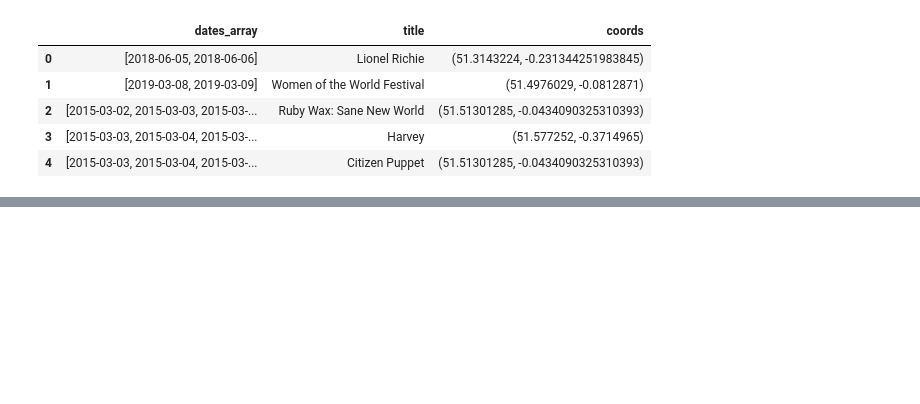
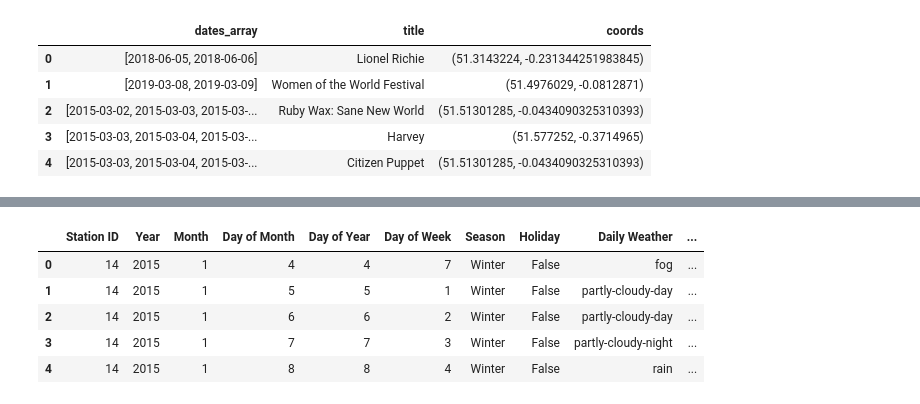
Before and after one commit to dataBikeHsUlm/MapReduce, a Jupyter notebook: Data_Profiling/AdditionalFeatures_Events.ipynb, the cells around one changed output, grey strips where cells are left out. Cells and saved outputs as stored; diff of their text form; code cells hidden in the pictures; blank space fills up the shorter version.

Commit message:
finished merging distances with features

```diff
--- a/Data_Profiling/AdditionalFeatures_Events.ipynb
+++ b/Data_Profiling/AdditionalFeatures_Events.ipynb
@@ -258,3 +258,13 @@ events.head()
 # %%
 #events = pd.read_csv('eventsPrepared.csv', sep=";")
 #events.head(75)
+# %%
+dates_events = {}
+
+for index, row in events.iterrows():
+    for d in row.dates_array:
+        events_list = dates_events.get(d,[])
+        events_list.append(row.coords)
+        dates_events[d] = events_list
+
+dates_events[date(2018,6,5)][:10]
@@ -260,0 +304,25 @@ events.head()
+# %%
+NO_EVENT_DISTANCE = 9999
+
+events_distances = []
+
+for index, row in features.iterrows():
+    row_date = date(row["Year"],row["Month"],row["Day of Month"])
+    row_events = dates_events.get(row_date, [])
+    closest_event_distance = NO_EVENT_DISTANCE
+    if len(row_events) > 0:
+        station_id = row["Station ID"]
+        coords = get_station_coords(station_id)
+        closest_event_distance = sorted(map(lambda x: locator.distance_crow_coords(coords, x), row_events))[0]
+
+    events_distances.append(closest_event_distance)
+
+features["nearestEvent"] = events_distances
+features.head()
+# %% [output]
+|  | Station ID | Year | Month | Day of Month | Day of Year | Day of Week | Season | Holiday | Daily Weather | ... |
+| 0 | 14 | 2015 | 1 | 4 | 4 | 7 | Winter | False | fog | ... |
+| 1 | 14 | 2015 | 1 | 5 | 5 | 1 | Winter | False | partly-cloudy-day | ... |
+| 2 | 14 | 2015 | 1 | 6 | 6 | 2 | Winter | False | partly-cloudy-day | ... |
+| 3 | 14 | 2015 | 1 | 7 | 7 | 3 | Winter | False | partly-cloudy-night | ... |
+| 4 | 14 | 2015 | 1 | 8 | 8 | 4 | Winter | False | rain | ... |
```
Also changed, not shown: parts of 4 cells of this notebook, 1 other file.
